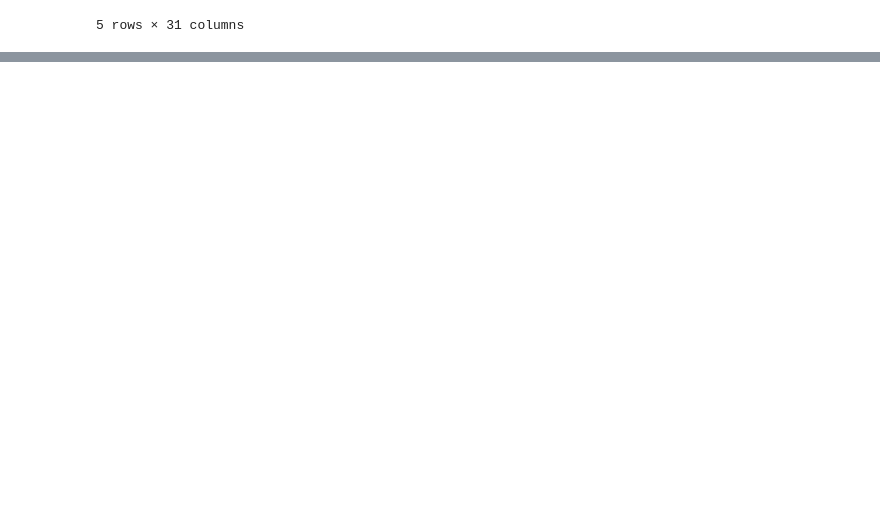
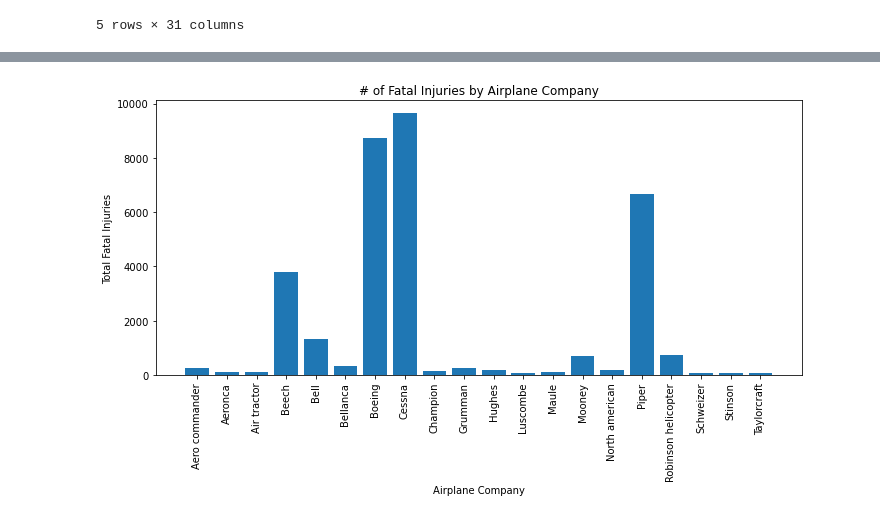
Before and after one commit to pmjustafort/DSC-Phase1-Project-BEP, a Jupyter notebook: em2_project_1.ipynb, the cells around one changed output, grey strips where cells are left out. Saved outputs shown, nothing was run; the diff lists cells and outputs as text; code cells hidden in the pictures; blank space fills up the shorter version.

```diff
--- a/em2_project_1.ipynb
+++ b/em2_project_1.ipynb
@@ -228,3 +239,11 @@ aviation_df.head()
 | 3 | 20001218X45448 | Accident | LAX96LA321 | 1977-06-19 | EUREKA, CA | United States | NaN | NaN | ... |
 | 4 | 20041105X01764 | Accident | CHI79FA064 | 1979-08-02 | Canton, OH | United States | NaN | NaN | ... |
 5 rows × 31 columns
+# %%
+#subsetting to include only crashes with investigation type as "Accident"
+aviation_accidents_df = aviation_df[aviation_df['investigation_type'] == 'Accident']
+#creating a subset for the top 10 countries with values in this dataset
+country_counts = aviation_accidents_df['country'].value_counts()
+top_10_countries = country_counts.head(10)
+aviation10subset = aviation_accidents_df[aviation_accidents_df['country'].isin(top_10_countries.index)]
+aviation10subset.head()
@@ -230,0 +272,3 @@ aviation_df.head()
+# %%
+#standardizing the names of the airplane makes by making them all lower case with first letter capitalized
+aviation_accidents_df.loc[:, 'make'] = aviation_accidents_df['make'].str.lower().str.capitalize()
@@ -230,0 +281,7 @@ aviation_df.head()
+# %%
+#replacing some names that were inconsistent in airplane make
+aircraft_dict = {
+    'Robinson helicopter company' : 'Robinson helicopter',
+    'Robinson' : 'Robinson helicopter',
+    'Robinson Helicopter' : 'Robinson helicopter'}
+aviation_accidents_df.loc[:, 'make'] = aviation_accidents_df['make'].replace(aircraft_dict)
@@ -230,0 +329,6 @@ aviation_df.head()
+# %%
+#setting up the data so I can get top 20 airplane makes and below make bar charts
+make_count = aviation_accidents_df['make'].value_counts()
+top_20_make = make_count.head(20)
+make_subset = aviation_accidents_df[aviation_accidents_df['make'].isin(top_20_make.index)]
+make_subset.head()
@@ -230,0 +343,18 @@ aviation_df.head()
+# %%
+#graph of fatalities by make
+make_groupby_df = make_subset.groupby('make')['total_fatal_injuries'].sum()
+
+fig, ax = plt.subplots(figsize=(10, 6))
+
+ax.bar(make_groupby_df.index, make_groupby_df.values)
+
+ax.set_xlabel('Airplane Company')
+ax.set_ylabel('Total Fatal Injuries')
+ax.set_title('# of Fatal Injuries by Airplane Company')
+
+plt.xticks(rotation='vertical')  # Rotate x-axis labels vertically
+
+plt.tight_layout()
+plt.show()
+# %% [output]
+[figure, added]
```
Also changed, not shown: parts of 14 cells of this notebook.
